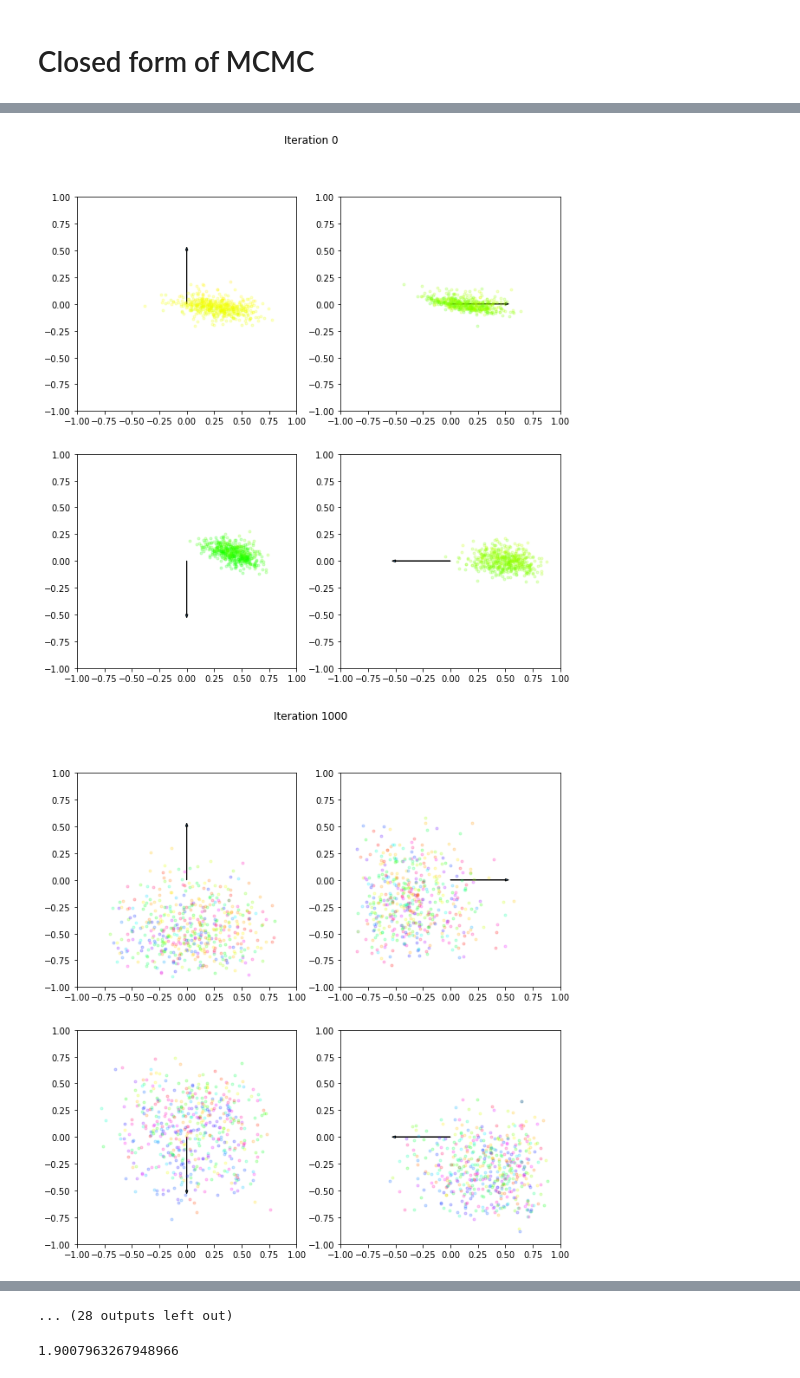
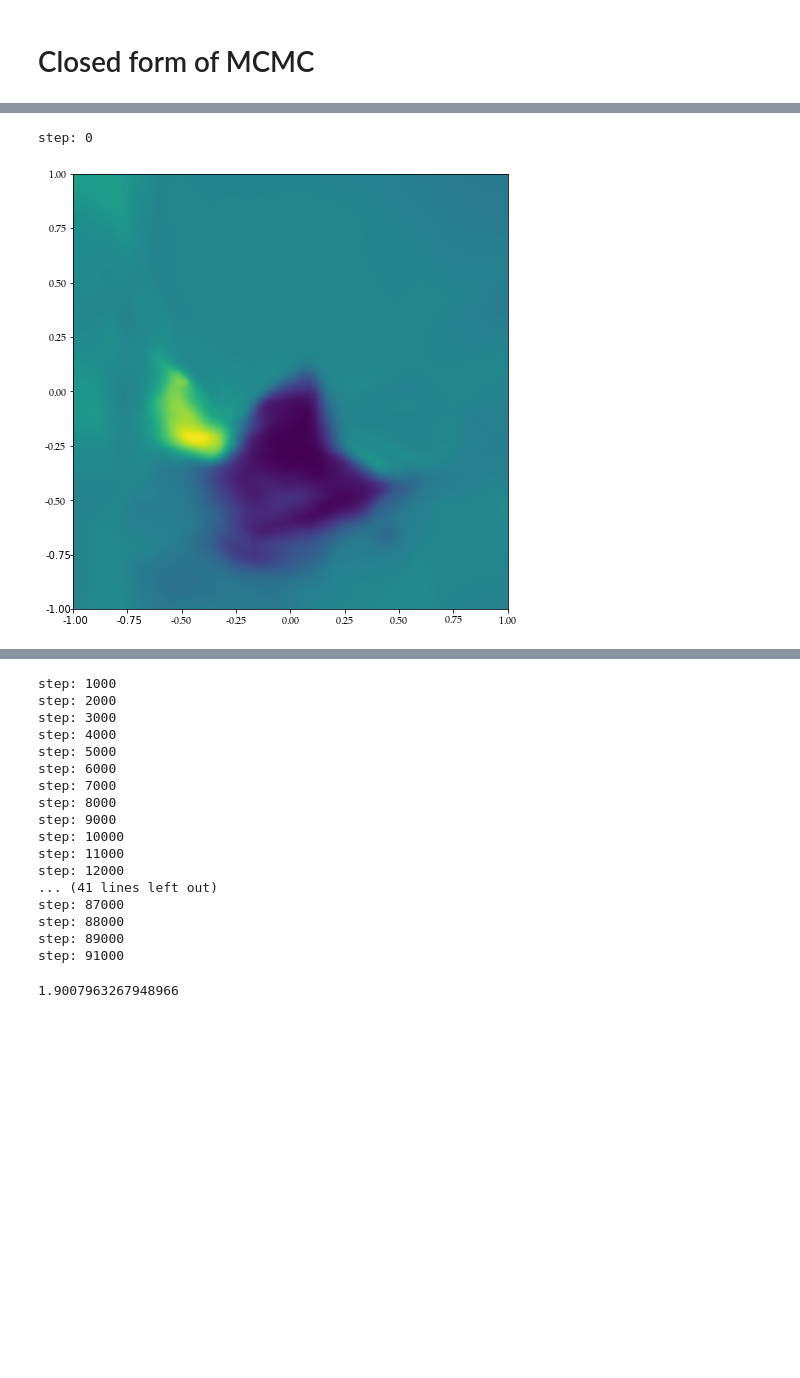
Before and after one commit to JoshuaHaustein/oracle_server, a Jupyter notebook: oracle_real.ipynb, the cells around one changed output, grey strips where cells are left out. Drawn from its saved outputs; the diff is of its cells as text; code cells hidden in the pictures; blank space fills up the shorter version.

```diff
--- a/oracle_real.ipynb
+++ b/oracle_real.ipynb
@@ -750,3 +1114,6 @@ def to_robot_centric(robot, obj):
     Y[:, 1] = -obj[:, 4] * torch.sin(θ) + obj[:, 5] * torch.cos(θ)
     Y[:, 2] = obj[:, 6]
     return X, Y
+# %%
+X, U, Y = next(iter(dataloader_train))
+X[0]
@@ -912,5 +1322,5 @@ len(dataset_feasibility)
 # %%
-with open('./dataset_feasibility.pkl', 'wb') as f:
+with open('./dataset_feasibility_dot.pkl', 'wb') as f:
     pickle.dump(dataset_feasibility, f)
 #with open('./dataset_feasibility.pkl', 'rb') as f:
 #    dataset_feasibility = pickle.load(f)
@@ -927,7 +1337,7 @@ array([[ 0.84530228,  0.77132559,  0.99999624,  1.        ]], dtype=float32)
 # %%
 # Normalize target distribution
 robot_norm = Normalization(4)
-robot_norm.std = torch.cuda.FloatTensor([1.0, 1.0, 1.0, 1.0]) # picked by eyeballing
+robot_norm.std = torch.cuda.FloatTensor([0.73, 1.0, 1.0, 1.0]) # picked by eyeballing
 
 robot_norminv = NormalizationInverse(4)
 robot_norminv.std = robot_norm.std
@@ -1009,3 +1416,5 @@ class Discriminator(torch.nn.Module):
         logit = self.fcy(y4)
         y = F.sigmoid(logit)
         return logit, y
+
+generator = FeasibilityGenerator()
@@ -1066,7 +1559,7 @@ plt.show()
 lr = 1e-4
 gamma = 1
 batch_size = 256
-n_steps = 40000
+n_steps = 100000
 
 generator = FeasibilityGenerator().cuda()
 generator_opt = torch.optim.RMSprop(generator.parameters(), lr=lr, weight_decay=1e-2)
@@ -1075,7 +1568,7 @@ discriminator = Discriminator().cuda()
 discriminator_opt = torch.optim.RMSprop(discriminator.parameters(), lr=lr)
 
 dataloader_feasibility = DataLoader(dataset_feasibility, batch_size=batch_size, shuffle=True, drop_last=True)
-logger = SummaryWriter('./runs/gan')
+logger = SummaryWriter('./runs/noisy-gan')
 
 replay_dataset = []
 replay_dataloader = DataLoader(replay_dataset, batch_size=batch_size, shuffle=True)
@@ -1092,6 +1585,8 @@ labels_fake = Variable(torch.zeros(batch_size, 1)).cuda()
 
 step = -1
 
+i = 64000
+
 while True:
     for O, R in dataloader_feasibility:
         R = R.clamp(-1, 1)
@@ -1102,7 +1597,7 @@ while True:
         # Train discriminator
         # - train real
         discriminator.zero_grad()
-        logits, D = discriminator(O, R)
+        logits, D = discriminator(O, o)
         logit_regularizer = (logits ** 2).sum() / batch_size
         loss_discriminator = -torch.log(D + 1e-6).mean()
         loss_d_real = loss_discriminator + logit_regularizer
@@ -1119,34 +1614,35 @@ while True:
             O_replay = Variable(o.cuda())
             R_ = Variable(r.cuda())
             logits, D = discriminator(O_replay, R_.detach())
         else:
             logits, D = discriminator(O, R_.detach())
         logit_regularizer = (logits ** 2).sum() / batch_size
         loss_discriminator = torch.log(D + 1e-6).mean()
         loss_d_real = loss_discriminator + logit_regularizer
         if step % 50 == 0:
             logger.add_scalar('discriminator fake mean', D.mean().cpu().data[0], step)
         loss_d_real.backward()
         discriminator_opt.step()
 
         # Train generator
         generator.zero_grad()
         R_ = generator(O)
         replay_dataset.extend(list(zip(O.data, R.data)))
         logits, D = discriminator(O, R_)
         loss_generator = -torch.log(D + 1e-6).mean()
         loss_generator.backward()
         generator_opt.step()
 
         if step % 1000 == 0:
-            plot_generator(generator, step)
-            with open('./generator_models/model_{}.pkl'.format(step), 'wb') as f:
+            print('step:', step)
+            plot_generator(generator, step, k=0.3, path='noisy_circle/sample_{}.pdf'.format(step))
+            with open('./generator_models/noisy_model_{}.pkl'.format(step), 'wb') as f:
                 torch.save(generator.state_dict(), f)
 
         if step == n_steps - 1:
             break
     if step == n_steps - 1:
         break
 # %% [output]
+step: 0
-[figure, old version]
+[figure, new version]
-[figure, removed]
@@ -1163,4 +1649,20 @@ while True:
-... (28 outputs left out)
+step: 1000
+step: 2000
+step: 3000
+step: 4000
+step: 5000
+step: 6000
+step: 7000
+step: 8000
+step: 9000
+step: 10000
+step: 11000
+step: 12000
+... (41 lines left out)
+step: 87000
+step: 88000
+step: 89000
+step: 91000
 # %%
 class GeneratorProduction(torch.nn.Module):
 
```
Also changed, not shown: parts of 41 cells of this notebook, 8 other files.
